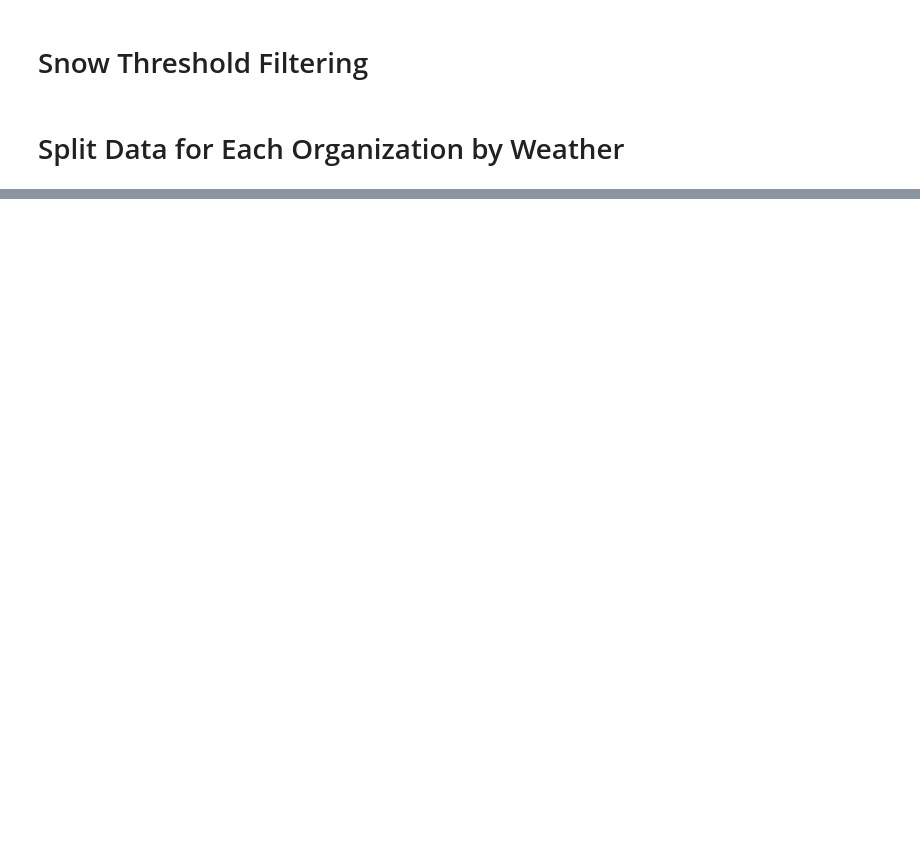
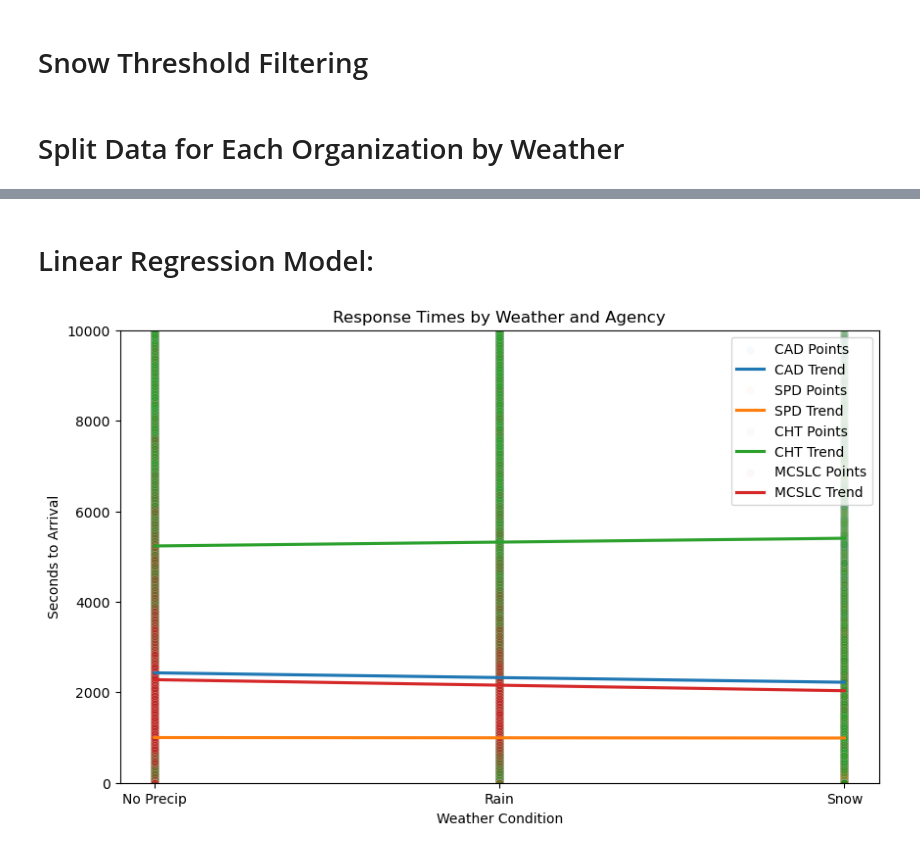
Before and after one commit to AchieveMars88/CAHOOTS-MCSLSC-EPD-SPD-Emergency-Response-Data-Analysis, a Jupyter notebook: analysis/analysis.ipynb, the cells around one changed output, grey strips where cells are left out. Drawn from its saved outputs; the diff is of its cells as text; code cells hidden in the pictures; blank space fills up the shorter version.

```diff
--- a/analysis/analysis.ipynb
+++ b/analysis/analysis.ipynb
@@ -49,0 +346,76 @@ MCSLC_Data_Snow = MCSLC_Data[MCSLC_Data["Precipitation Type"] == "snow"]
+# %% [markdown]
+# Linear Regression Model:
+# %%
+# Simple linear regression model showcasing upward trend in response times with more severe weather.
+# X axis is categories no precipitation, rain, snow using y axis as all response times for each dataset.
+# THe figure will be the 4 agencies' lines and their associated dots will be very transparent to prevent overplotting.
+
+# Prepare data for linear regression plot.
+Linear_Regression_Data = pd.concat([
+    CAD_Data_NoPrecip.assign(Weather="Nopr", Agency="CAD"),
+    CAD_Data_Rain.assign(Weather="Rain", Agency="CAD"),
+    CAD_Data_Snow.assign(Weather="Snow", Agency="CAD"),
+    SPD_Data_NoPrecip.assign(Weather="Nopr", Agency="SPD"),
+    SPD_Data_Rain.assign(Weather="Rain", Agency="SPD"),
+    SPD_Data_Snow.assign(Weather="Snow", Agency="SPD"),
+    CHT_Data_NoPrecip.assign(Weather="Nopr", Agency="CHT"),
+    CHT_Data_Rain.assign(Weather="Rain", Agency="CHT"),
+    CHT_Data_Snow.assign(Weather="Snow", Agency="CHT"),
+    MCSLC_Data_NoPrecip.assign(Weather="Nopr", Agency="MCSLC"),
+    MCSLC_Data_Rain.assign(Weather="Rain", Agency="MCSLC"),
+    MCSLC_Data_Snow.assign(Weather="Snow", Agency="MCSLC")
+], ignore_index=True)
+# %%
+# Encode weather categories numerically.
+weather_mapping = {
+    "Nopr": 0,
+    "Rain": 1,
+    "Snow": 2
+}
+
+Linear_Regression_Data["Weather_Code"] = (
+    Linear_Regression_Data["Weather"]
+    .map(weather_mapping)
+)
+
+# Create figure.
+plt.figure(figsize=(10, 6))
+
+# Regression lines by agency.
+for agency in Linear_Regression_Data["Agency"].unique():
+
+    agency_data = Linear_Regression_Data[
+        Linear_Regression_Data["Agency"] == agency
+    ]
+
+    # Transparent scatter points.
+    sns.scatterplot(
+        x="Weather_Code",
+        y="Seconds to Arrival",
+        data=agency_data,
+        alpha=0.03,
+        label=f"{agency} Points"
+    )
+
+    # Regression line.
+    sns.regplot(
+        x="Weather_Code",
+        y="Seconds to Arrival",
+        data=agency_data,
+        scatter=False,
+        ci=None,
+        label=f"{agency} Trend"
+    )
+
+# Custom x-axis labels.
+plt.xticks([0, 1, 2], ["No Precip", "Rain", "Snow"])
+
+plt.title("Response Times by Weather and Agency")
+plt.xlabel("Weather Condition")
+plt.ylabel("Seconds to Arrival")
+plt.ylim(0, 10000)  # Limit y-axis to 99th percentile to reduce outlier impact.
+
+plt.legend()
+plt.show()
+# %% [output]
+[figure, added]
```
Also changed, not shown: parts of 23 cells of this notebook, 6 other files.
